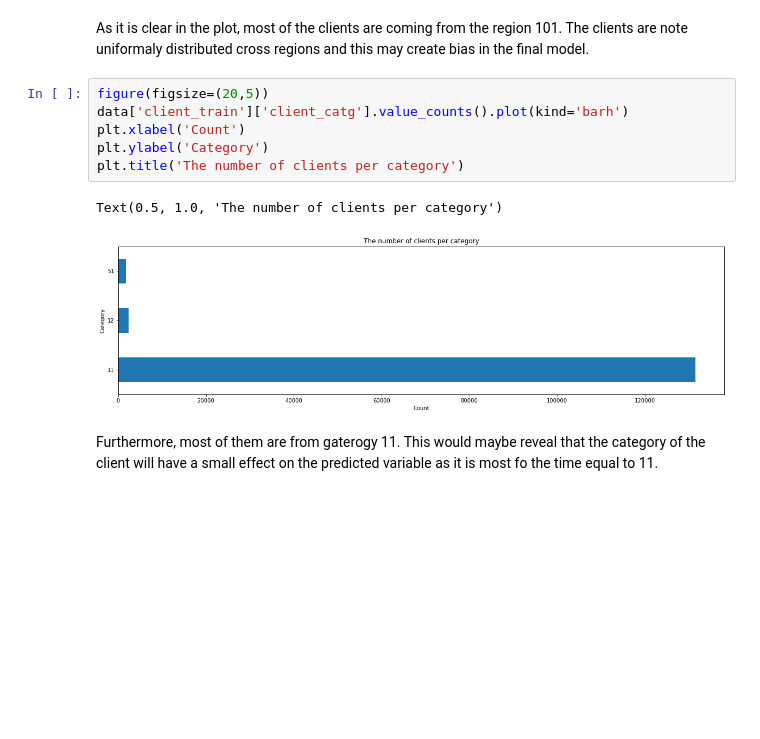
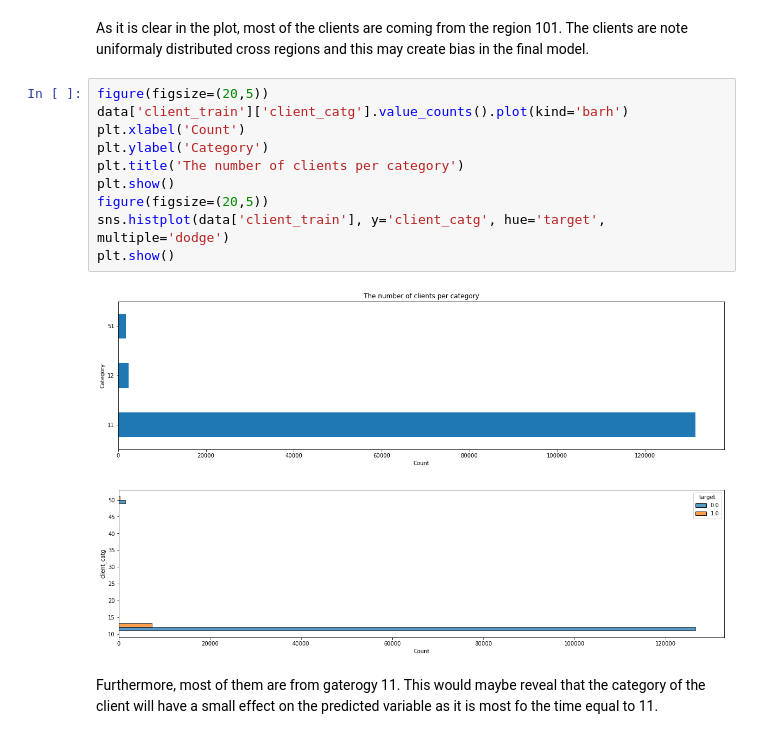
Before and after one commit to ChihabFortas/Fraud-detection-Model, a Jupyter notebook: ML_academy_Project_1.ipynb, the cells around one changed output. Cells and saved outputs as stored; diff of their text form; blank space fills up the shorter version.

```diff
--- a/ML_academy_Project_1.ipynb
+++ b/ML_academy_Project_1.ipynb
@@ -161,12 +162,16 @@ As it is clear in the plot, most of the clients are coming from the region 101.
 # %%
 figure(figsize=(20,5))
 data['client_train']['client_catg'].value_counts().plot(kind='barh')
 plt.xlabel('Count')
 plt.ylabel('Category')
 plt.title('The number of clients per category')
+plt.show()
+figure(figsize=(20,5))
+sns.histplot(data['client_train'], y='client_catg', hue='target', multiple='dodge')
+plt.show()
 # %% [output]
-Text(0.5, 1.0, 'The number of clients per category')
 [figure]
+[figure, added]
 # %% [markdown]
 Furthermore, most of them are from gaterogy 11. This would maybe reveal that the category of the client will have a small effect on the predicted variable as it is most fo the time equal to 11.
 # %%
```
Also changed, not shown: parts of 11 cells of this notebook.
